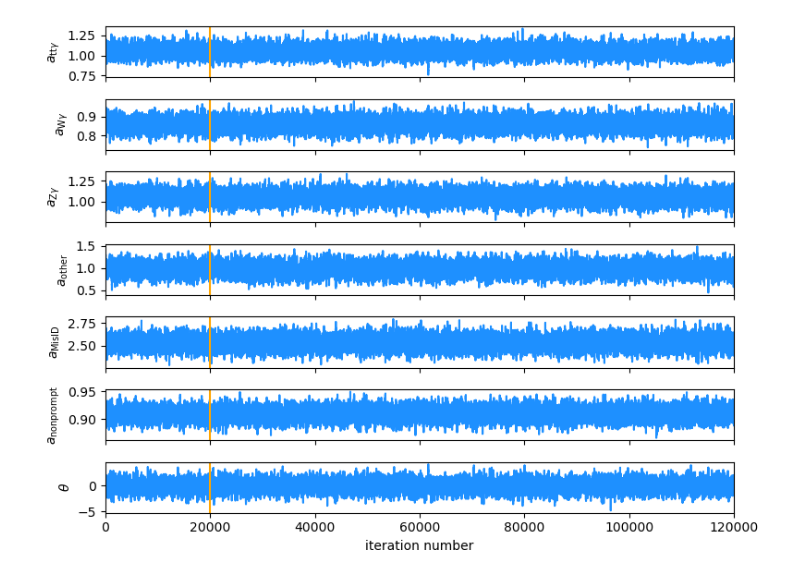
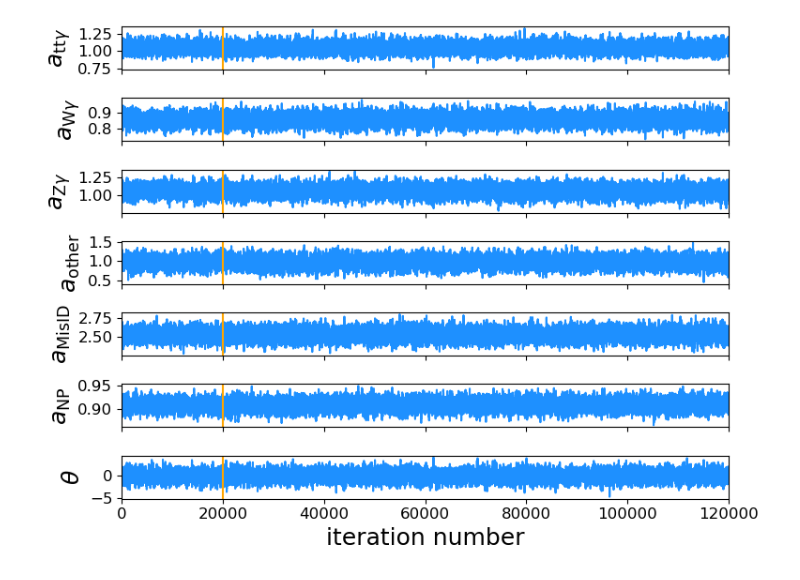
Before and after one commit to andrewji7345/252C_FinalProject, a Jupyter notebook: Fit_Bayesian.ipynb, the cells around one changed output. Cells and saved outputs as stored; diff of their text form; code cells hidden in the pictures.

```diff
--- a/Fit_Bayesian.ipynb
+++ b/Fit_Bayesian.ipynb
@@ -66,6 +66,42 @@ def nlp(a_ttg, a_wg, a_zg, a_other, a_misid, a_np, theta_ttg):
         )
     nlp = np.sum(nlp) + 0.5*theta_ttg**2
     return nlp
+
+def nlp_stat_only(a_ttg, a_wg, a_zg, a_other, a_misid, a_np):
+
+    # enforce positivity
+    if a_ttg < 0 or a_wg <= 0 or a_zg <= 0 or a_other <= 0 or a_misid <= 0 or a_np <= 0:
+        return np.inf
+
+    kappa_ttg = 1.05 # 10% ln(N) uncertainty
+    theta_ttg = -0.002553 # force syst err=MAP value
+
+    # define prediction
+    preds_all_regions = []
+    for key in mcvals.keys():
+        preds = (a_ttg * (kappa_ttg ** theta_ttg) * mcvals[key]["ttgamma"]
+            + a_wg * mcvals[key]["WG"]
+            + a_zg * mcvals[key]["ZG"]
+            + a_other * mcvals[key]["other"]
+            + a_misid * mcvals[key]["MisID"]
+            + a_np * mcvals[key]["NonPrompt"])*1.
+        if np.any(preds <= 0):
+            return np.inf
+        preds_all_regions.append(preds)
+    # define data
+    data_all_regions = []
+    for key in dvals.keys():
+        data_all_regions.append(
+            dvals[key]
+        )
+
+    nlp = []
+    for preds, data in zip(preds_all_regions, data_all_regions):
+        nlp.append(
+            np.sum(preds - data * np.log(preds))
+        )
+    nlp = np.sum(nlp) + 0.5*theta_ttg**2
+    return nlp
 # %%
 # find MAP
 
@@ -196,17 +339,17 @@ Bayesian mu = 1.0468 +0.0658 -0.0607
 # %%
 # Show trace plots
-parname_latex = [r'$a_{\mathrm{tt}\gamma}$', r'$a_{\mathrm{W}\gamma}$', r'$a_{\mathrm{Z}\gamma}$', r'$a_{\text{other}}$', r'$a_{\text{MisID}}$', r'$a_{\text{nonprompt}}$', r'$\theta$']
+parname_latex = [r'$a_{\mathrm{tt}\gamma}$', r'$a_{\mathrm{W}\gamma}$', r'$a_{\mathrm{Z}\gamma}$', r'$a_{\text{other}}$', r'$a_{\text{MisID}}$', r'$a_{\text{NP}}$', r'$\theta$']
 fig, axes = plt.subplots(sharex=True, nrows=7, figsize=(8,6))
 plt.xlim(0, 120000)
 for i, (ax, label) in enumerate(zip(axes, parname_latex)):
     ax.plot(samples[:, i], color="dodgerblue")
     ax.axvline(20000, color="orange")
     ax.set_ylabel(label)
 axes[-1].set_xlabel("iteration number")
 fig.tight_layout()
-plt.savefig("./Plots/baye_trace.png")
+plt.savefig("./Plots/baye_trace.png", dpi=300)
 plt.show()
 # %% [output]
-[figure, old version]
+[figure, new version]
 # %%
 # Show marginal distributions
```
Also changed, not shown: parts of 11 cells of this notebook, 26 other files.
